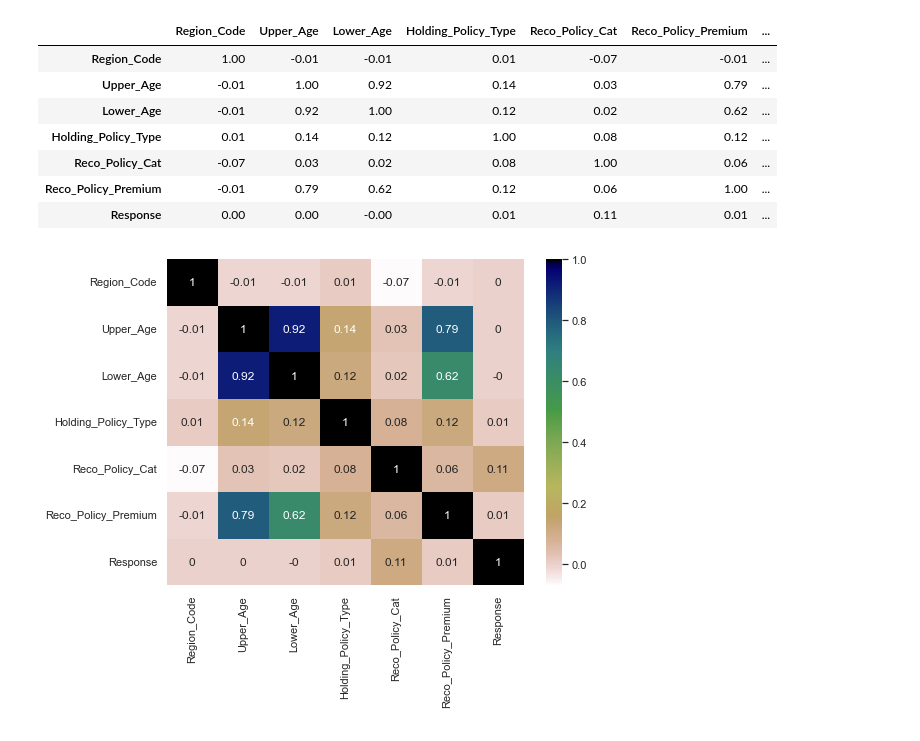
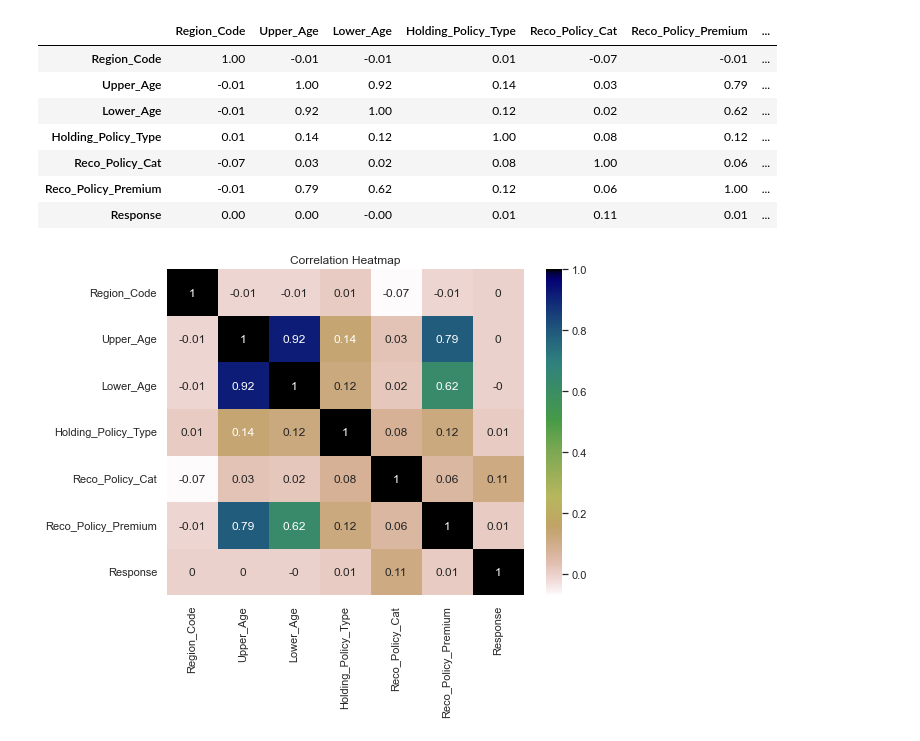
Before and after one commit to o-guilherme/IFSP-Proj-Sem2, a Jupyter notebook: EDA and Pre-processing.ipynb, the cells around one changed output. Drawn from its saved outputs; the diff is of its cells as text; code cells hidden in the pictures.

```diff
--- a/EDA and Pre-processing.ipynb
+++ b/EDA and Pre-processing.ipynb
@@ -146,8 +146,8 @@ df.corr().round(2)
 # %%
 #Plotting the correlation matrix
 sns.set(rc={"figure.figsize":(8, 6)})
-sns.heatmap(df.corr().round(2), annot=True, cmap='gist_earth_r');
+sns.heatmap(df.corr().round(2), annot=True, cmap='gist_earth_r').set(title='Correlation Heatmap');
 # %% [output]
-[figure, old version]
+[figure, new version]
 # %% [markdown]
 Aparently, from the numerical features the one more correlated to the response is the category of the policy recommended.
```
Also changed, not shown: parts of 6 cells of this notebook.
